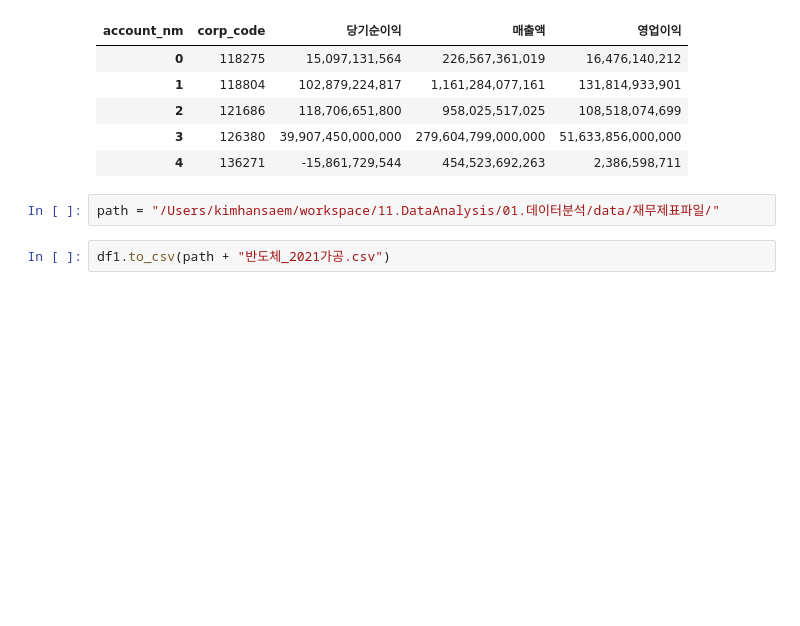
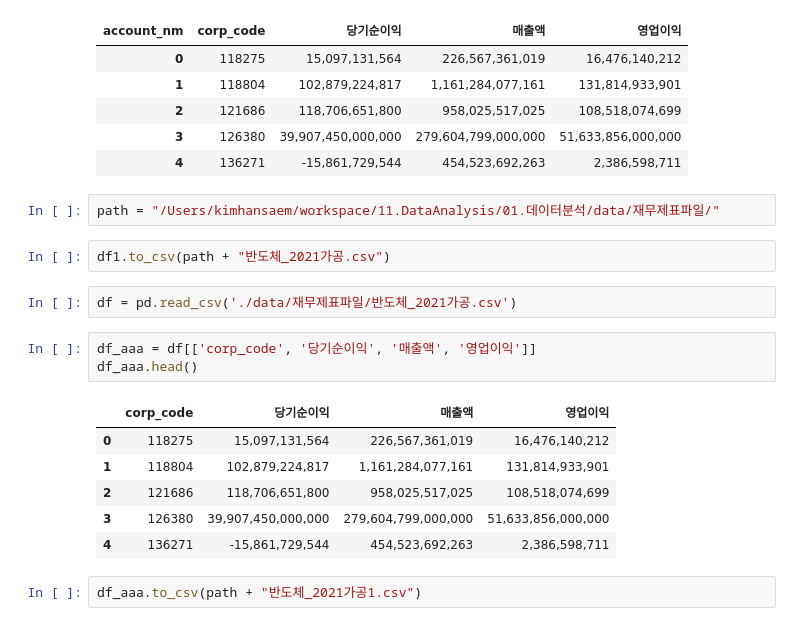
Before and after one commit to saemsaemoo/Data_Analysis, a Jupyter notebook: 01.데이터분석/25.재무제표_가공.ipynb, the cells around one changed output. Cells and saved outputs as stored; diff of their text form; blank space fills up the shorter version.

Commit message:
tableau시각화용데이터

```diff
--- a/01.데이터분석/25.재무제표_가공.ipynb
+++ b/01.데이터분석/25.재무제표_가공.ipynb
@@ -103,3 +103,17 @@ df_aaa.head()
 path = "/Users/kimhansaem/workspace/11.DataAnalysis/01.데이터분석/data/재무제표파일/"
 # %%
 df1.to_csv(path + "반도체_2021가공.csv")
+# %%
+df = pd.read_csv('./data/재무제표파일/반도체_2021가공.csv')
+# %%
+df_aaa = df[['corp_code', '당기순이익', '매출액', '영업이익']]
+df_aaa.head()
+# %% [output]
+|  | corp_code | 당기순이익 | 매출액 | 영업이익 |
+| 0 | 118275 | 15,097,131,564 | 226,567,361,019 | 16,476,140,212 |
+| 1 | 118804 | 102,879,224,817 | 1,161,284,077,161 | 131,814,933,901 |
+| 2 | 121686 | 118,706,651,800 | 958,025,517,025 | 108,518,074,699 |
+| 3 | 126380 | 39,907,450,000,000 | 279,604,799,000,000 | 51,633,856,000,000 |
+| 4 | 136271 | -15,861,729,544 | 454,523,692,263 | 2,386,598,711 |
+# %%
+df_aaa.to_csv(path + "반도체_2021가공1.csv")
```
Also changed, not shown: 2 other files.
